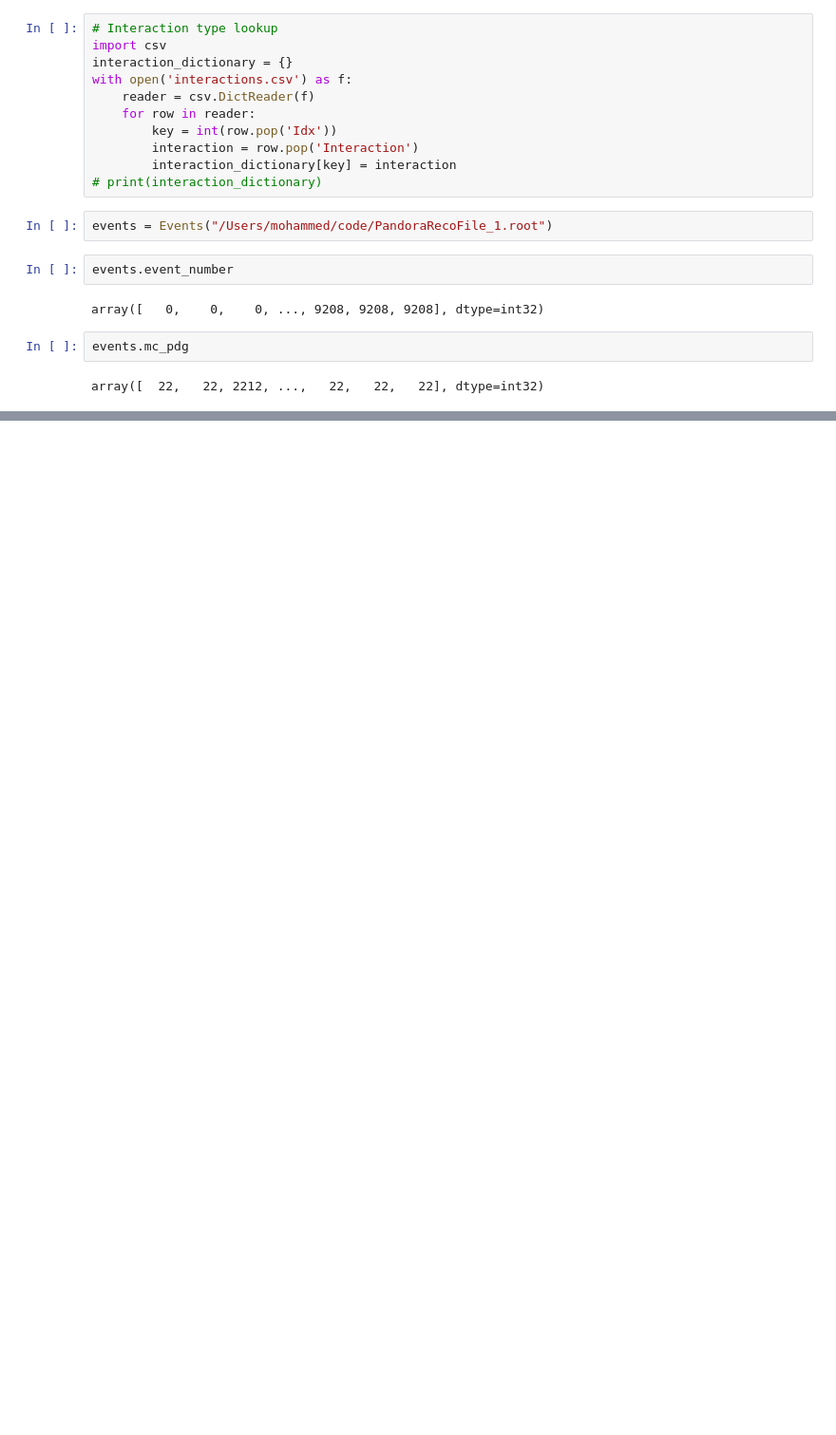
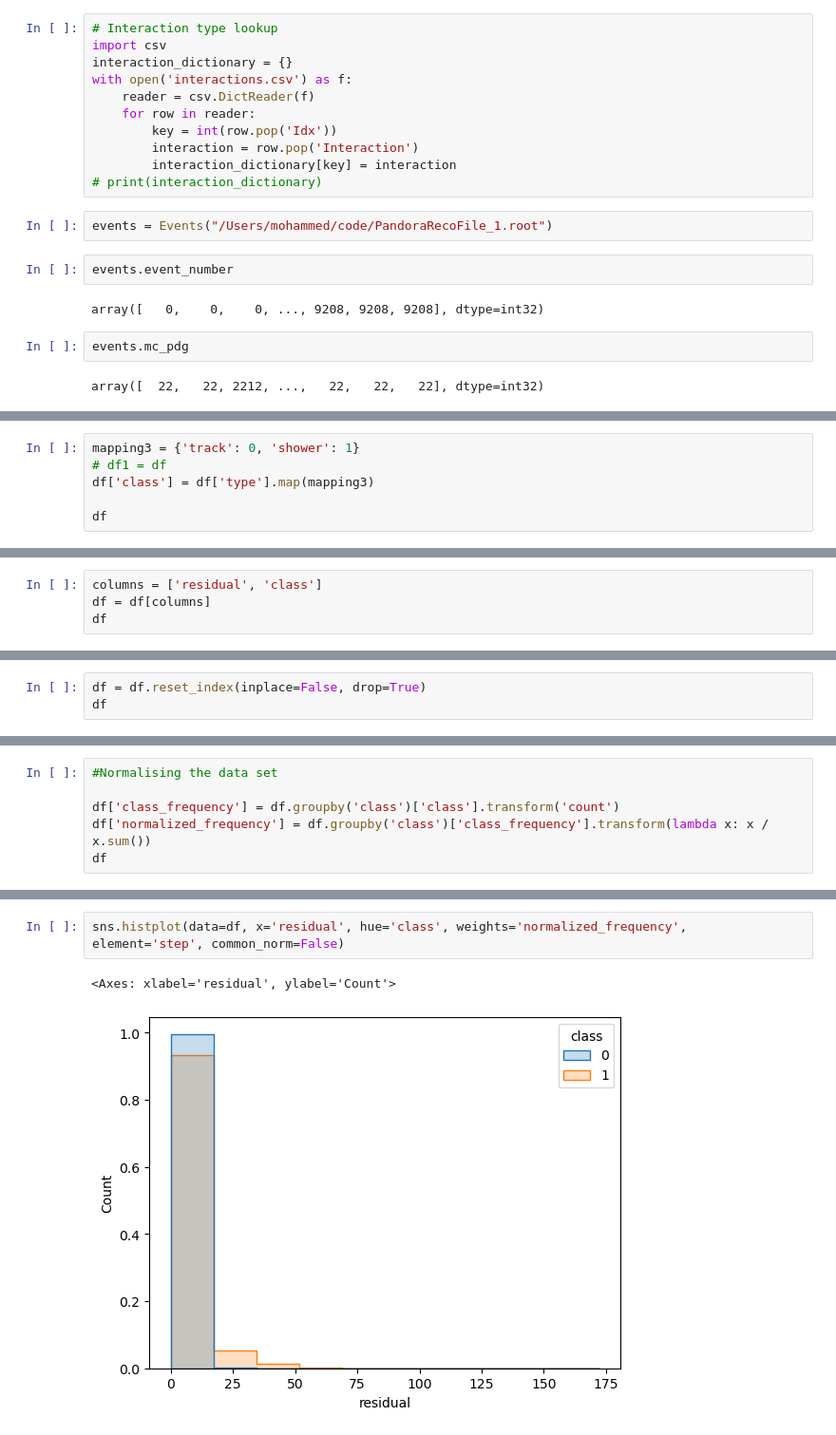
Before and after one commit to mohummudh/neutrinos-dune, a Jupyter notebook: mohammed/feature1/residuals.ipynb, the cells around one changed output, grey strips where cells are left out. Shown at 95% size. Saved outputs shown, nothing was run; the diff lists cells and outputs as text; blank space fills up the shorter version.

Commit message:
dataframe with 'residual' and 'class'

```diff
--- a/mohammed/feature1/residuals.ipynb
+++ b/mohammed/feature1/residuals.ipynb
@@ -87,0 +213,6 @@ plt.hist(r, 21)
+# %%
+mapping3 = {'track': 0, 'shower': 1}
+# df1 = df
+df['class'] = df['type'].map(mapping3)
+
+df
@@ -87,0 +238,4 @@ plt.hist(r, 21)
+# %%
+columns = ['residual', 'class']
+df = df[columns]
+df
@@ -87,0 +256,3 @@ plt.hist(r, 21)
+# %%
+df = df.reset_index(inplace=False, drop=True)
+df
@@ -87,0 +273,6 @@ plt.hist(r, 21)
+# %%
+#Normalising the data set
+
+df['class_frequency'] = df.groupby('class')['class'].transform('count')
+df['normalized_frequency'] = df.groupby('class')['class_frequency'].transform(lambda x: x / x.sum())
+df
@@ -87,0 +293,5 @@ plt.hist(r, 21)
+# %%
+sns.histplot(data=df, x='residual', hue='class', weights='normalized_frequency', element='step', common_norm=False)
+# %% [output]
+<Axes: xlabel='residual', ylabel='Count'>
+[figure, added]
```
Also changed, not shown: parts of 30 cells of this notebook.
